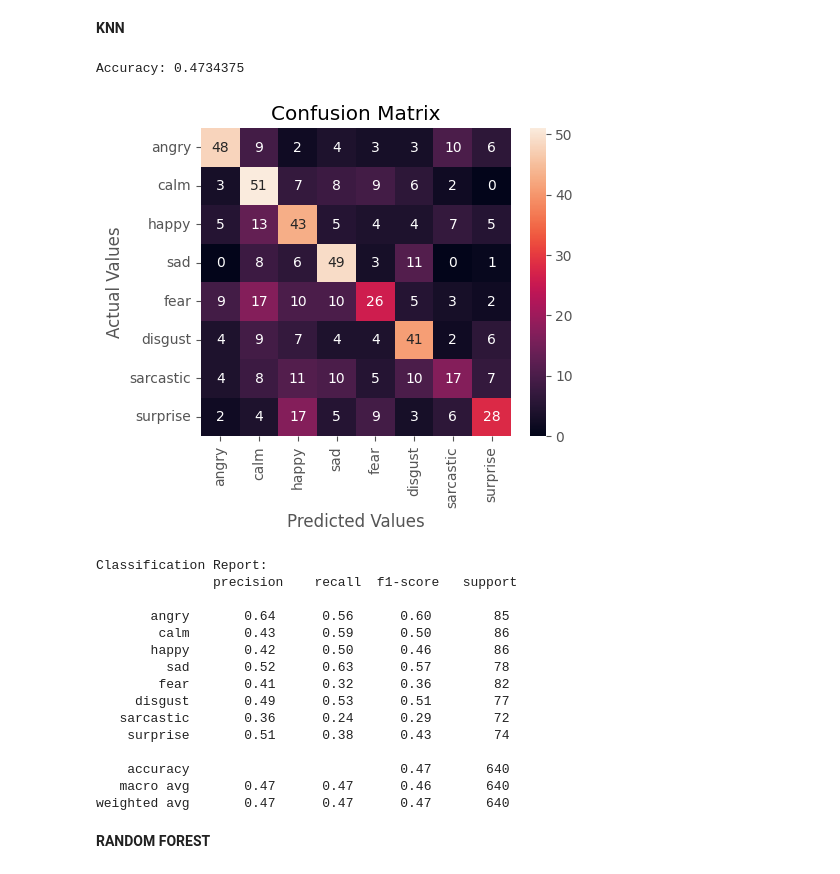
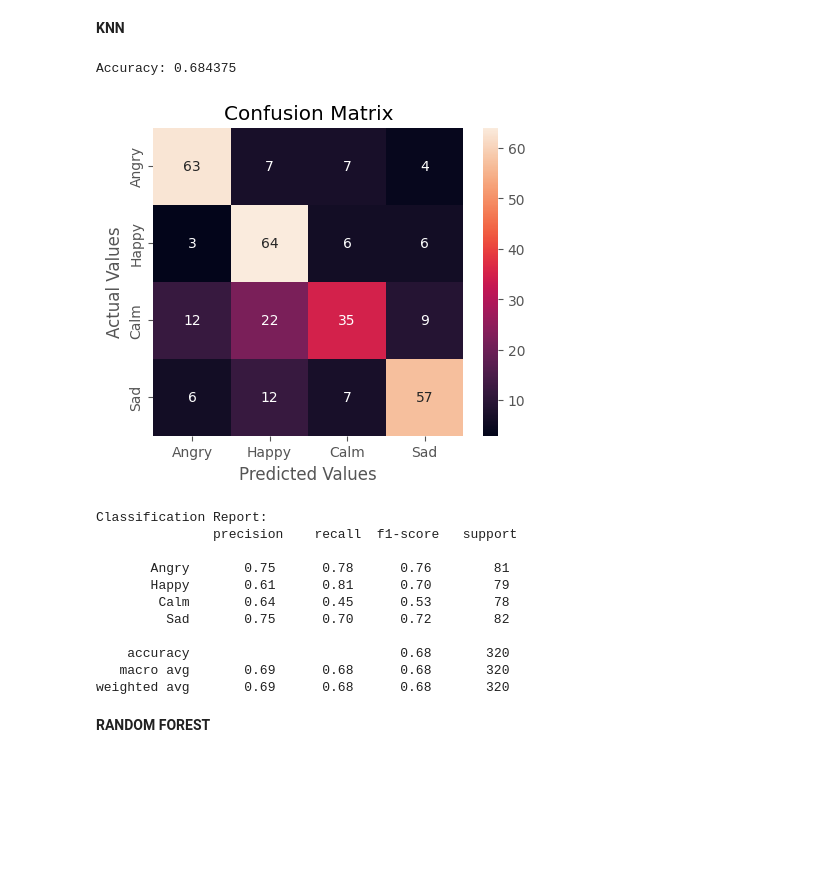
Before and after one commit to MrTejas/Emotion-preserving-SSMT, a Jupyter notebook: ESR/hindiser-5model.ipynb, the cells around one changed output. Cells and saved outputs as stored; diff of their text form; code cells hidden in the pictures; blank space fills up the shorter version.

```diff
--- a/ESR/hindiser-5model.ipynb
+++ b/ESR/hindiser-5model.ipynb
@@ -115,11 +115,7 @@ int2emotion_new = {
     "anger": "angry",
     "sad": "sad",
     "happy": "happy",
-    "neutral": "calm",
-    "fear": "fear",
-    "disgust": "disgust",
-    "sarcastic": "sarcastic",
-    "surprise": "surprise"
+    "neutral": "calm"
 }
 
 # we allow only these four emotions
@@ -404,52 +384,48 @@ import seaborn as sns
 import matplotlib.pyplot as plt
 import pandas as pd
 
 # Assuming X_train_new, y_train_new, X_test_new, and y_test_new are defined for the new dataset
 
 # Training a KNN classifier
 knn = KNeighborsClassifier(n_neighbors=7).fit(X_train_new, y_train_new)
 
 # Accuracy on X_test_new
 accuracy = knn.score(X_test_new, y_test_new)
 print("Accuracy:", accuracy)
 
 # Creating a confusion matrix
 knn_predictions = knn.predict(X_test_new)
 cmm = confusion_matrix(y_test_new, knn_predictions)
 
 # Printing confusion matrix
-# emotions = ["Angry", "Happy", "Calm", "Sad"]
-emotions = ["angry", "calm", "happy", "sad", "fear", "disgust", "sarcastic", "surprise"]
+emotions = ["Angry", "Happy", "Calm", "Sad"]
+# emotions = ["angry", "calm", "happy", "sad", "fear", "disgust", "sarcastic", "surprise"]
 
 cm_df = pd.DataFrame(cmm, index=emotions, columns=emotions)
 plt.figure(figsize=(5, 4))
 sns.heatmap(cm_df, annot=True)
 plt.title('Confusion Matrix')
 plt.ylabel('Actual Values')
 plt.xlabel('Predicted Values')
 plt.show()
 
 # Printing classification report
 report = classification_report(y_test_new, knn_predictions, target_names=emotions)
 print("Classification Report:\n", report)
 # %% [output]
-Accuracy: 0.4734375
+Accuracy: 0.684375
-[figure, old version]
+[figure, new version]
 Classification Report:
                precision    recall  f1-score   support
 
-       angry       0.64      0.56      0.60        85
-        calm       0.43      0.59      0.50        86
-       happy       0.42      0.50      0.46        86
-         sad       0.52      0.63      0.57        78
-        fear       0.41      0.32      0.36        82
-     disgust       0.49      0.53      0.51        77
-   sarcastic       0.36      0.24      0.29        72
-    surprise       0.51      0.38      0.43        74
+       Angry       0.75      0.78      0.76        81
+       Happy       0.61      0.81      0.70        79
+        Calm       0.64      0.45      0.53        78
+         Sad       0.75      0.70      0.72        82
 
-    accuracy                           0.47       640
-   macro avg       0.47      0.47      0.46       640
-weighted avg       0.47      0.47      0.47       640
+    accuracy                           0.68       320
+   macro avg       0.69      0.68      0.68       320
+weighted avg       0.69      0.68      0.68       320
 # %% [markdown]
 **RANDOM FOREST**
 # %%
```
Also changed, not shown: parts of 18 cells of this notebook, 16 other files.
